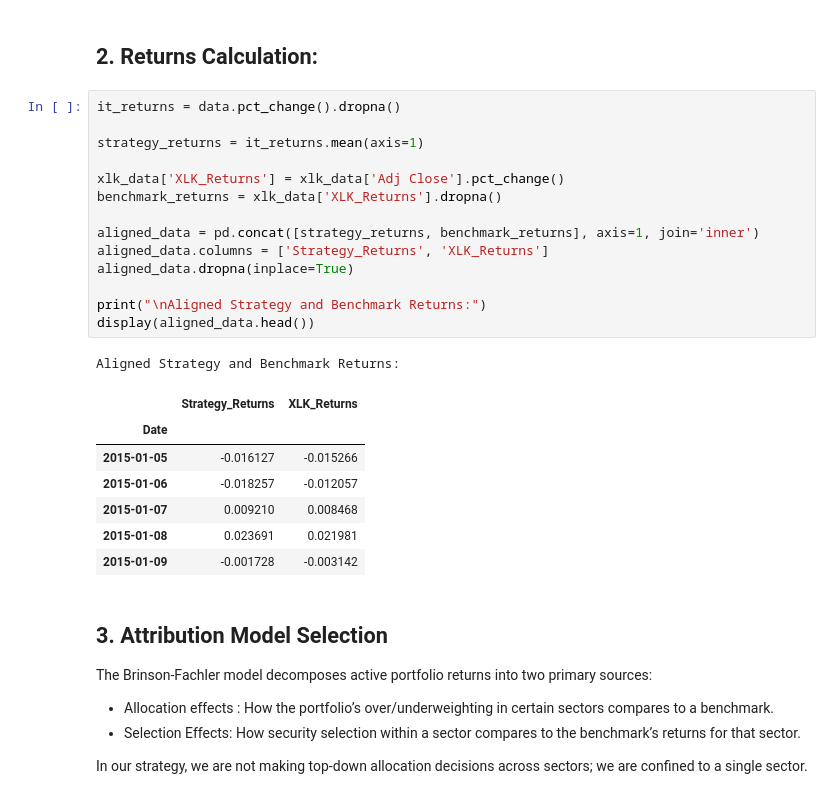
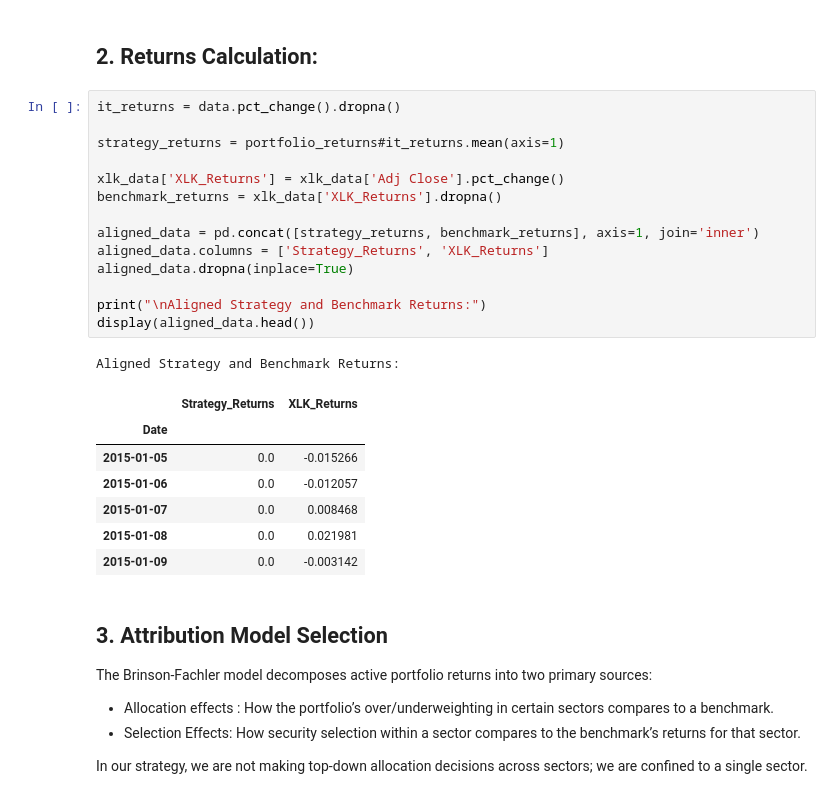
Before and after one commit to nicklewis-16/applied_algo_final, a Jupyter notebook: prelim_code/Homework4.ipynb, the cells around one changed output. Saved outputs shown, nothing was run; the diff lists cells and outputs as text.

```diff
--- a/prelim_code/Homework4.ipynb
+++ b/prelim_code/Homework4.ipynb
@@ -283,26 +283,26 @@ Benchmark (XLK) Data:
 # %%
 it_returns = data.pct_change().dropna()
 
-strategy_returns = it_returns.mean(axis=1)
+strategy_returns = portfolio_returns#it_returns.mean(axis=1)
 
 xlk_data['XLK_Returns'] = xlk_data['Adj Close'].pct_change()
 benchmark_returns = xlk_data['XLK_Returns'].dropna()
 
 aligned_data = pd.concat([strategy_returns, benchmark_returns], axis=1, join='inner')
 aligned_data.columns = ['Strategy_Returns', 'XLK_Returns']
 aligned_data.dropna(inplace=True)
 
 print("\nAligned Strategy and Benchmark Returns:")
 display(aligned_data.head())
 # %% [output]
 Aligned Strategy and Benchmark Returns:
 |  | Strategy_Returns | XLK_Returns |
 | Date |  |  |
-| 2015-01-05 | -0.016127 | -0.015266 |
-| 2015-01-06 | -0.018257 | -0.012057 |
-| 2015-01-07 | 0.009210 | 0.008468 |
-| 2015-01-08 | 0.023691 | 0.021981 |
-| 2015-01-09 | -0.001728 | -0.003142 |
+| 2015-01-05 | 0.0 | -0.015266 |
+| 2015-01-06 | 0.0 | -0.012057 |
+| 2015-01-07 | 0.0 | 0.008468 |
+| 2015-01-08 | 0.0 | 0.021981 |
+| 2015-01-09 | 0.0 | -0.003142 |
 # %% [markdown]
 ## 3. Attribution Model Selection
 
```
Also changed, not shown: parts of 4 cells of this notebook, 1 other file.
